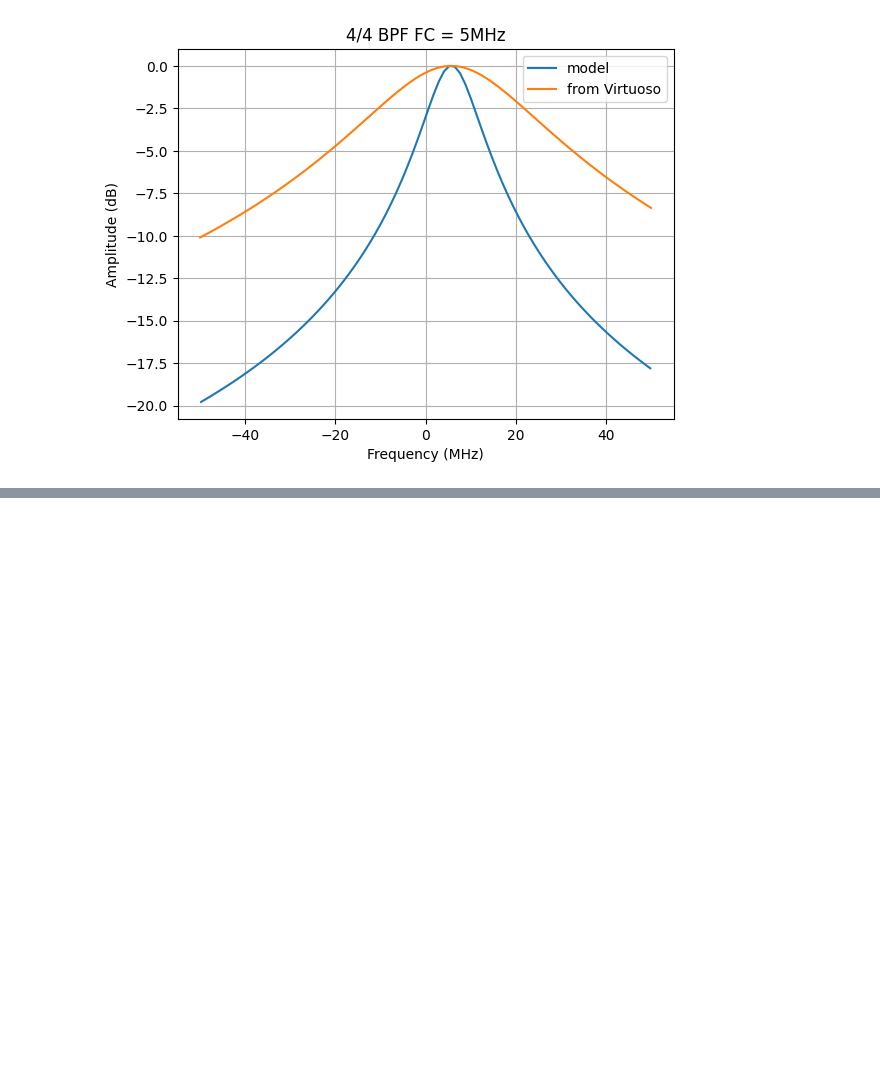
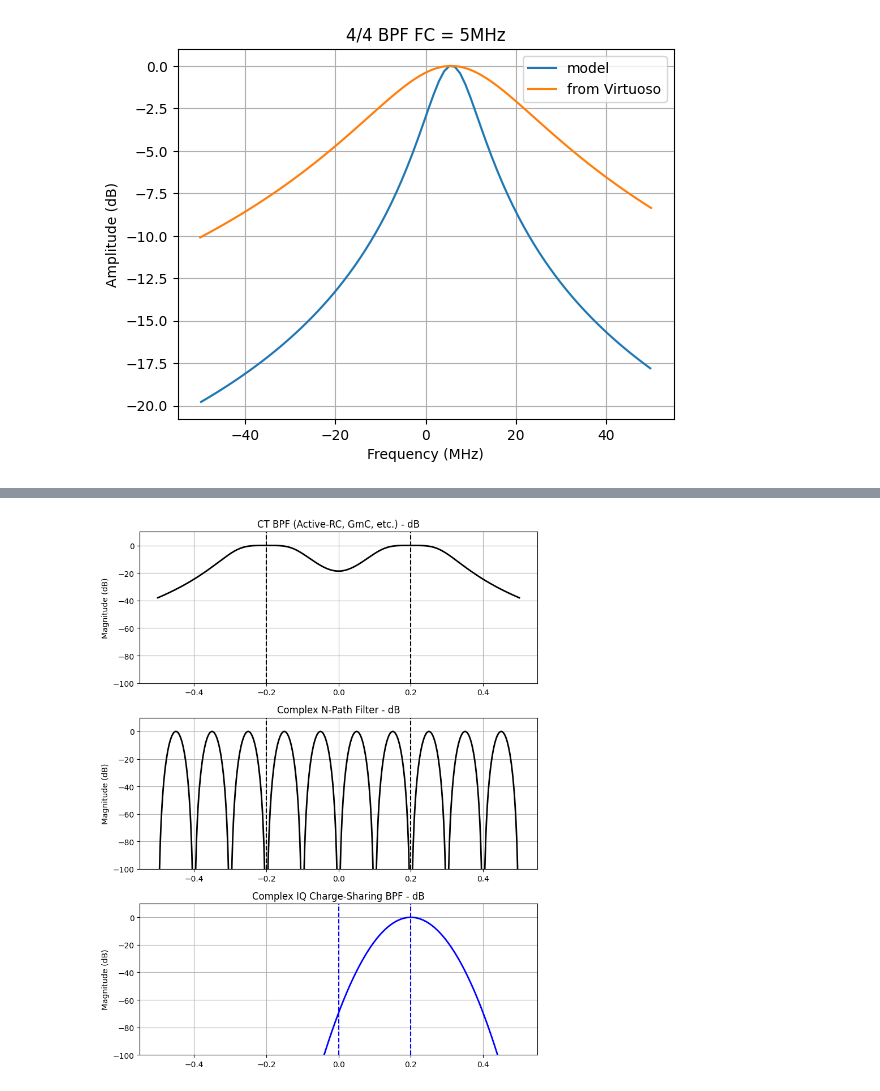
Before and after one commit to arthurmorbach/dt-filters, a Jupyter notebook: tf_comparison.ipynb, the cells around one changed output, grey strips where cells are left out. Cells and saved outputs as stored; diff of their text form; code cells hidden in the pictures; blank space fills up the shorter version.

```diff
--- a/tf_comparison.ipynb
+++ b/tf_comparison.ipynb
@@ -70,0 +107,67 @@ plt.show()
+# %%
+import numpy as np
+import matplotlib.pyplot as plt
+
+# Frequências de amostragem e intermediária (ajustáveis)
+fs = 1
+f_IF = 0.2 * fs
+
+# Frequências para os gráficos
+f = np.linspace(-fs/2, fs/2, 1000)
+
+# Função de transferência do filtro ativo
+def ct_bpf(f, f_IF):
+    return 1 / (1 + ((f - f_IF) / 0.1)**4) + 1 / (1 + ((f + f_IF) / 0.1)**4)
+
+# Função de transferência do filtro N-path com múltiplos picos
+def n_path_filter(f, f_IF):
+    return np.abs(np.sin(2 * np.pi * f / f_IF))**6
+
+# Função de transferência do filtro IQ charge-sharing, com pico central suavizado
+def iq_charge_sharing(f, f_IF):
+    return np.exp(-(f - f_IF)**2 / (2 * (0.25 * f_IF)**2))
+
+# Converter as respostas para dB (usando uma magnitude mínima para evitar log de 0)
+def to_db(magnitude):
+    return 20 * np.log10(np.maximum(magnitude, 1e-12))
+
+# Criar a figura
+plt.figure(figsize=(8, 10))
+
+# Gráfico 1: Filtro Ativo em dB
+plt.subplot(3, 1, 1)
+plt.plot(f, to_db(ct_bpf(f, f_IF)), 'k', linewidth=2)
+plt.title('CT BPF (Active-RC, GmC, etc.) - dB')
+plt.axvline(f_IF, color='k', linestyle='--')
+plt.axvline(-f_IF, color='k', linestyle='--')
+plt.ylabel('Magnitude (dB)')
+plt.ylim([-100, 10])  # Limitar para refletir o comportamento em dB
+plt.grid(True)
+
+# Gráfico 2: Complex N-Path Filter em dB
+plt.subplot(3, 1, 2)
+plt.plot(f, to_db(n_path_filter(f, f_IF)), 'k', linewidth=2)
+plt.title('Complex N-Path Filter - dB')
+plt.axvline(f_IF, color='k', linestyle='--')
+plt.axvline(-f_IF, color='k', linestyle='--')
+plt.ylabel('Magnitude (dB)')
+plt.ylim([-100, 10])  # Limite ajustado para mostrar a forma dos picos
+plt.grid(True)
+
+# Gráfico 3: Complex IQ Charge-Sharing Filter em dB
+plt.subplot(3, 1, 3)
+plt.plot(f, to_db(iq_charge_sharing(f, f_IF)), 'b', linewidth=2)
+plt.title('Complex IQ Charge-Sharing BPF - dB')
+plt.axvline(f_IF, color='b', linestyle='--')
+plt.axvline(0, color='b', linestyle='--')
+plt.ylabel('Magnitude (dB)')
+plt.ylim([-100, 10])  # Limitar para refletir melhor a resposta em dB
+plt.grid(True)
+
+# Ajustar layout
+plt.tight_layout()
+
+# Mostrar os gráficos
+plt.show()
+# %% [output]
+[figure, added]
```
Also changed, not shown: parts of 1 cell of this notebook, 11 other files.
